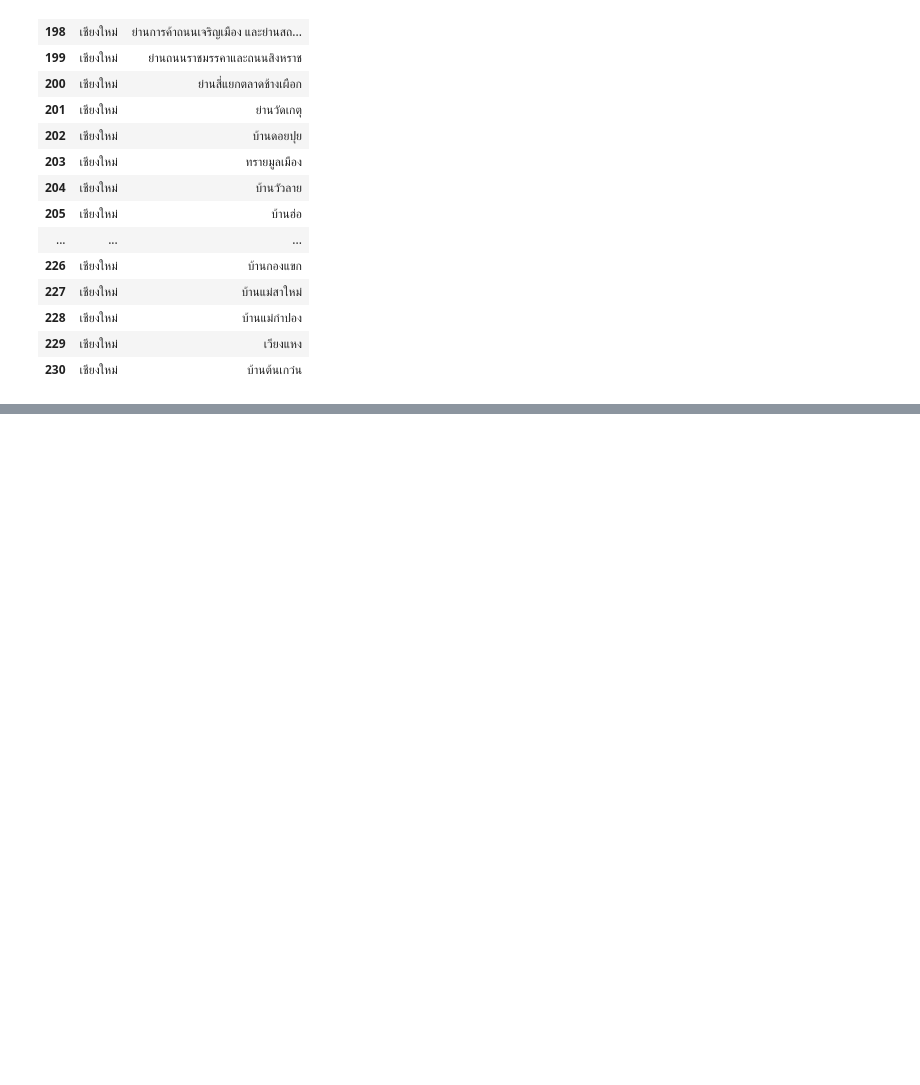
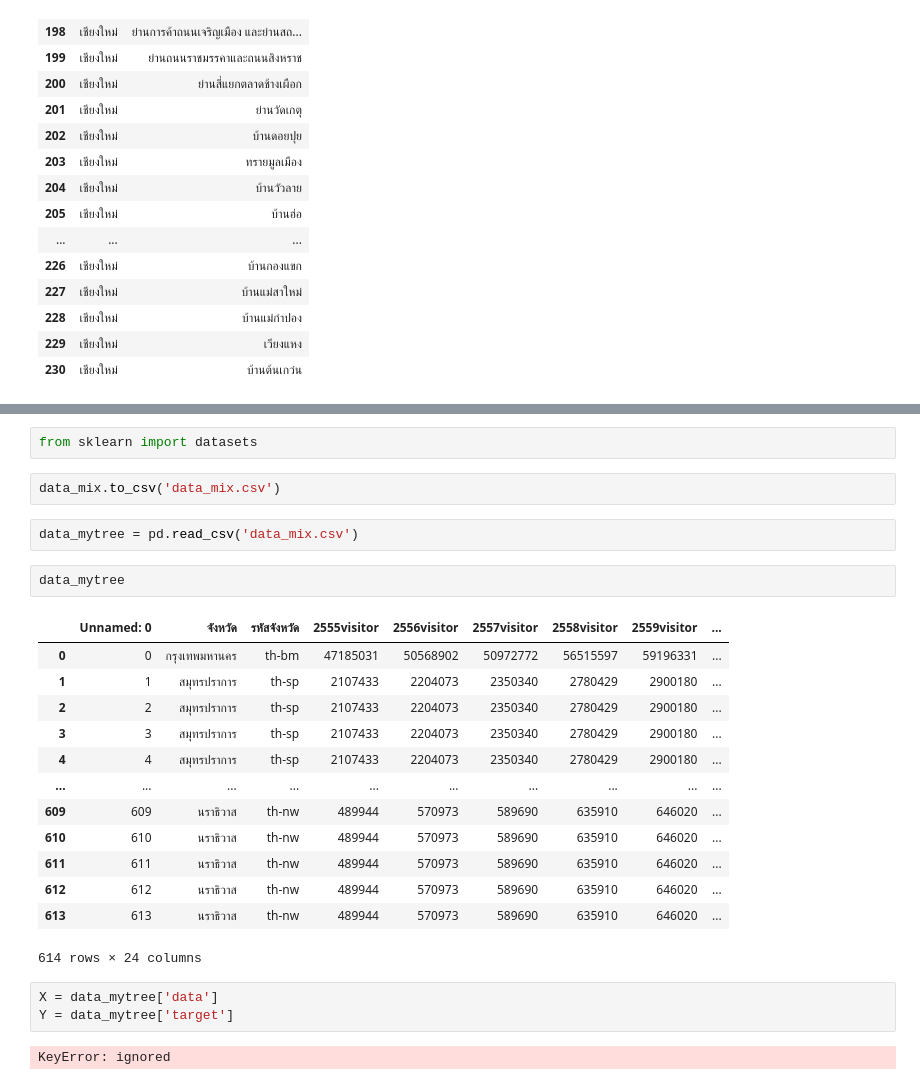
Before and after one commit to PhinyadaPhen/DWDM21, a Jupyter notebook: ProjectFinal.ipynb, the cells around one changed output, grey strips where cells are left out. Cells and saved outputs as stored; diff of their text form; blank space fills up the shorter version.

```diff
--- a/ProjectFinal.ipynb
+++ b/ProjectFinal.ipynb
@@ -460,0 +596,27 @@ Ex2[['จังหวัด','ชื่อย่านชุมชนเก่
+# %%
+from sklearn import datasets
+# %%
+data_mix.to_csv('data_mix.csv')
+# %%
+data_mytree = pd.read_csv('data_mix.csv')
+# %%
+data_mytree
+# %% [output]
+|  | Unnamed: 0 | จังหวัด | รหัสจังหวัด | 2555visitor | 2556visitor | 2557visitor | 2558visitor | 2559visitor | ... |
+| 0 | 0 | กรุงเทพมหานคร | th-bm | 47185031 | 50568902 | 50972772 | 56515597 | 59196331 | ... |
+| 1 | 1 | สมุทรปราการ | th-sp | 2107433 | 2204073 | 2350340 | 2780429 | 2900180 | ... |
+| 2 | 2 | สมุทรปราการ | th-sp | 2107433 | 2204073 | 2350340 | 2780429 | 2900180 | ... |
+| 3 | 3 | สมุทรปราการ | th-sp | 2107433 | 2204073 | 2350340 | 2780429 | 2900180 | ... |
+| 4 | 4 | สมุทรปราการ | th-sp | 2107433 | 2204073 | 2350340 | 2780429 | 2900180 | ... |
+| ... | ... | ... | ... | ... | ... | ... | ... | ... | ... |
+| 609 | 609 | นราธิวาส | th-nw | 489944 | 570973 | 589690 | 635910 | 646020 | ... |
+| 610 | 610 | นราธิวาส | th-nw | 489944 | 570973 | 589690 | 635910 | 646020 | ... |
+| 611 | 611 | นราธิวาส | th-nw | 489944 | 570973 | 589690 | 635910 | 646020 | ... |
+| 612 | 612 | นราธิวาส | th-nw | 489944 | 570973 | 589690 | 635910 | 646020 | ... |
+| 613 | 613 | นราธิวาส | th-nw | 489944 | 570973 | 589690 | 635910 | 646020 | ... |
+614 rows × 24 columns
+# %%
+X = data_mytree['data']
+Y = data_mytree['target']
+# %% [output]
+KeyError: ignored
```
Also changed, not shown: parts of 16 cells of this notebook.
